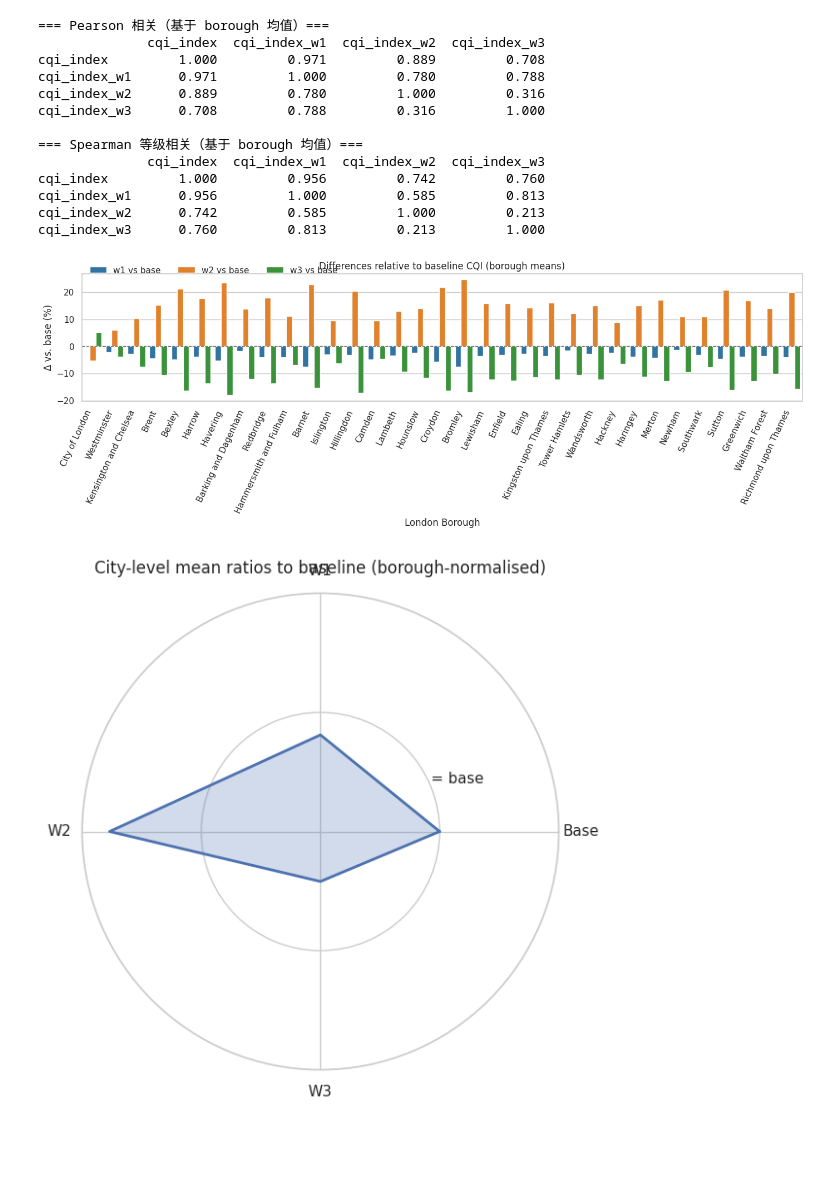
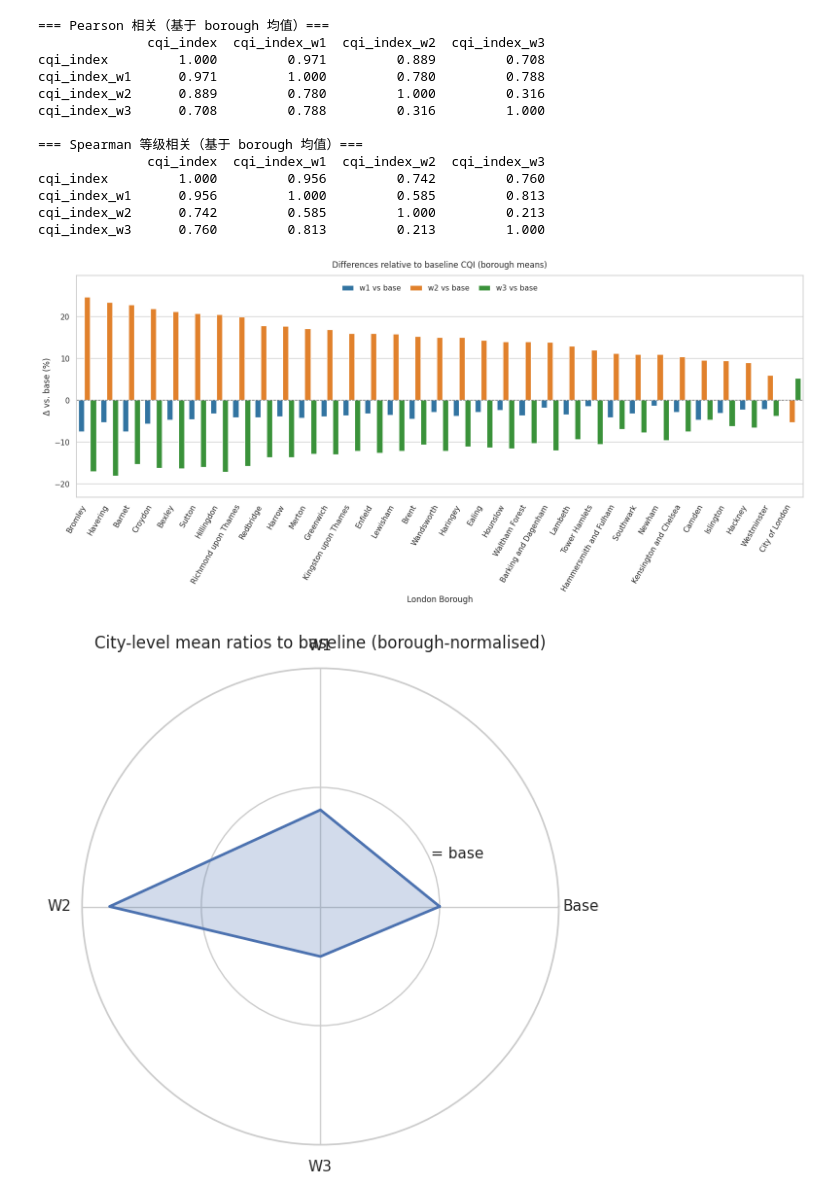
Before and after one commit to Van-Wu1/CECI, a Jupyter notebook: scr/py/DescriptiveAnalysis.ipynb, the cells around one changed output. Saved outputs shown, nothing was run; the diff lists cells and outputs as text; code cells hidden in the pictures; blank space fills up the shorter version.

```diff
--- a/scr/py/DescriptiveAnalysis.ipynb
+++ b/scr/py/DescriptiveAnalysis.ipynb
@@ -701,43 +701,68 @@ cqi_index_w2      0.742         0.585         1.000         0.213
 cqi_index_w3      0.760         0.813         0.213         1.000
 # %%
 # ===== 3) 图1：差异条形图（相对基线的百分比差异）=====
-# Δ% = (wx - base) / base * 100
+
+# 计算 Δ%
 delta_pct = (borough_means[["cqi_index_w1","cqi_index_w2","cqi_index_w3"]]
              .subtract(borough_means["cqi_index"], axis=0)
              .div(borough_means["cqi_index"], axis=0)
              .mul(100))
 
+# 按 w2 变化从大到小排序（可换成 w1/w3）
+order = delta_pct["cqi_index_w2"].sort_values(ascending=False).index
+
 plot_df = (delta_pct
            .reset_index()
            .melt(id_vars="borough_name",
                  var_name="variant", value_name="delta_pct"))
-
-# 友好显示名称
 name_map = {"cqi_index_w1":"w1 vs base",
             "cqi_index_w2":"w2 vs base",
             "cqi_index_w3":"w3 vs base"}
 plot_df["variant"] = plot_df["variant"].map(name_map)
 
 sns.set_theme(style="whitegrid", font_scale=1.0)
-plt.figure(figsize=(14,6))
-ax = sns.barplot(data=plot_df, x="borough_name", y="delta_pct",
-                 hue="variant", palette=["#1f77b4","#ff7f0e","#2ca02c"])
+plt.figure(figsize=(16, 7))  # 更宽更高
+ax = sns.barplot(
+    data=plot_df,
+    x="borough_name", y="delta_pct",
+    hue="variant",
+    order=order,  # 应用排序
+    palette=["#1f77b4","#ff7f0e","#2ca02c"]
+)
+
+# 基线
 ax.axhline(0, ls="--", lw=1, color="k", alpha=0.6)
+
+# 轴与标题
 ax.set_xlabel("London Borough")
 ax.set_ylabel("Δ vs. base (%)")
-ax.set_title("Differences relative to baseline CQI (borough means)")
-plt.xticks(rotation=65, ha="right")
-ax.legend(title="", ncol=3, loc="upper left", bbox_to_anchor=(0,1.12), frameon=False)
-plt.tight_layout(rect=[0,0,1,0.9])
+ax.set_title("Differences relative to baseline CQI (borough means)", pad=12)
+
+# x 轴文字
+plt.xticks(rotation=60, ha="right")
+
+# 给 y 轴留出上下边距，避免顶到边
+ax.margins(y=0.12)
+
+# legend 放到下方居中，三列展示，避免挤压上方空间
+leg = ax.legend(
+    title="", ncol=3, loc="upper center",
+    bbox_to_anchor=(0.5, 0.99), frameon=False,
+    handlelength=1.6, columnspacing=1.2
+)
+
+# 版式：底部留更多空间给 x 轴 & 下方 legend
+plt.tight_layout()
+plt.subplots_adjust(bottom=0.28)
 
 # 保存
 out_dir = "/content/drive/MyDrive/CASA0004_Cycling/outputs"
 os.makedirs(out_dir, exist_ok=True)
 plt.savefig(os.path.join(out_dir, "cqi_robustness_delta_bar.png"),
-            dpi=300, bbox_inches="tight", pad_inches=0.15)
+            dpi=300, bbox_inches="tight", pad_inches=0.2)
 plt.show()
 # %% [output]
-[figure, old version]
+[figure, new version]
 # %%
 import numpy as np
 import pandas as pd
```
